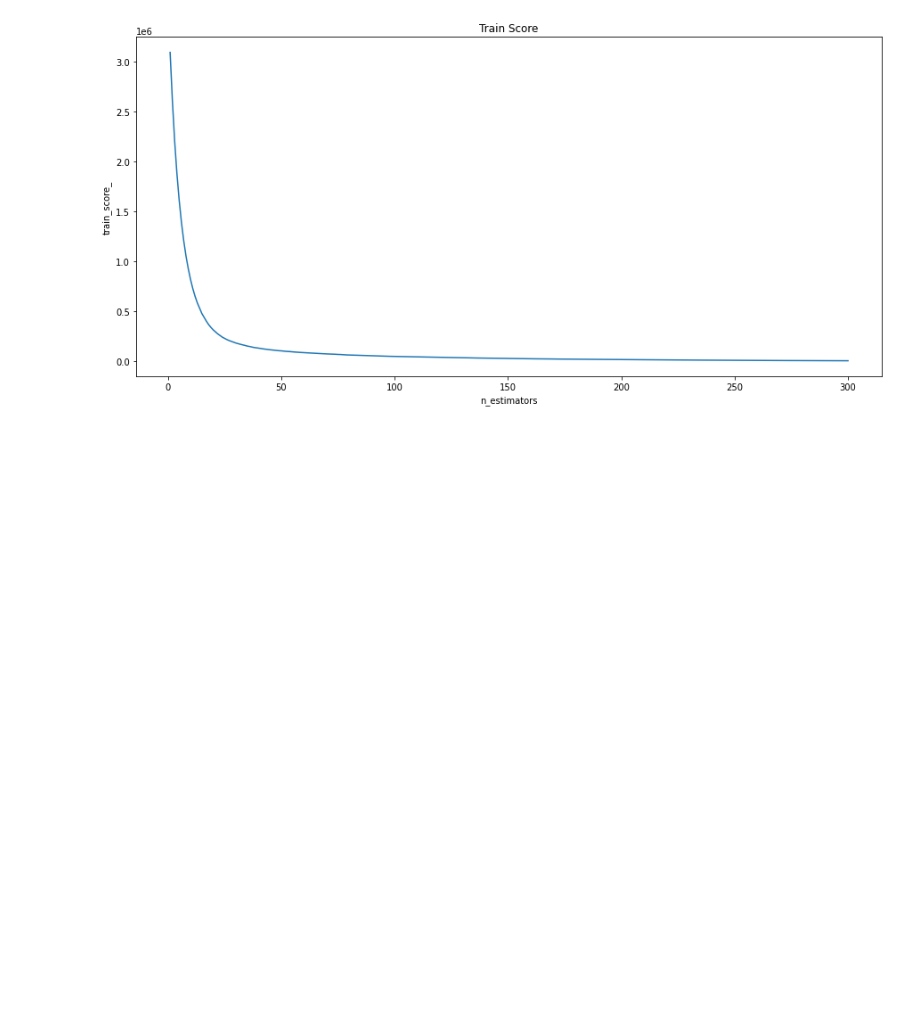
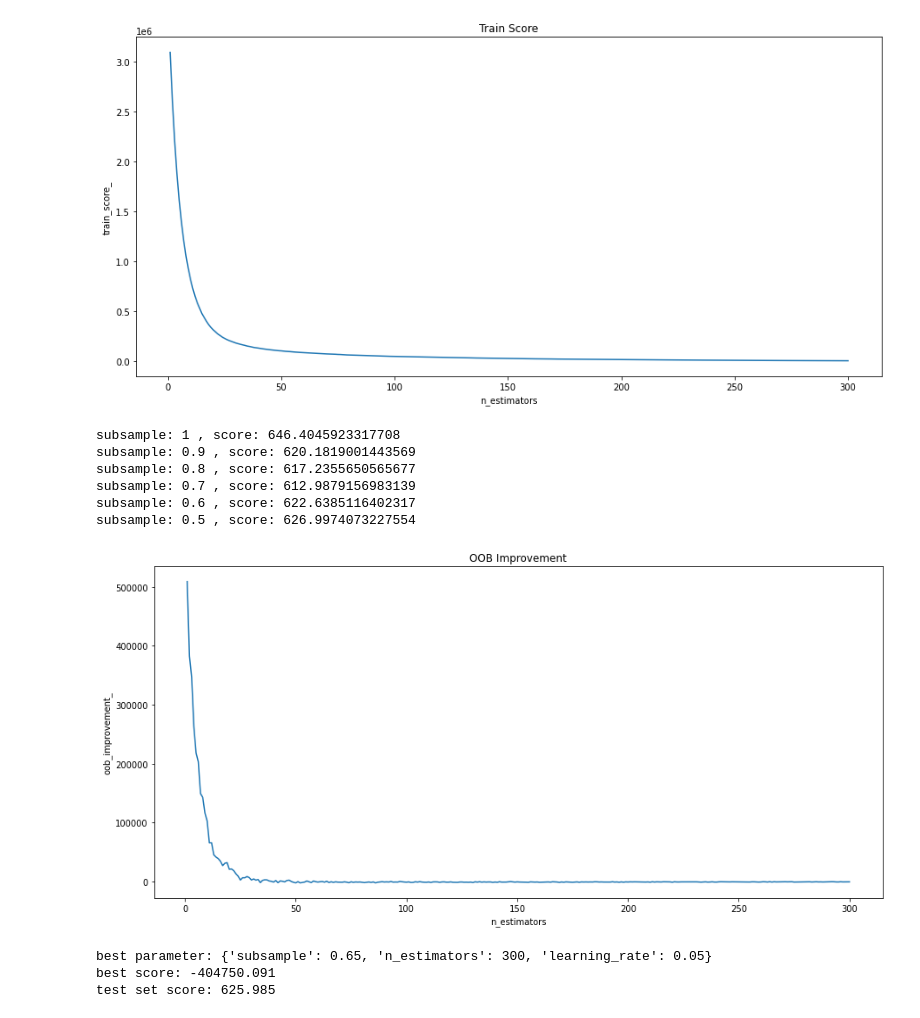
Before and after one commit to talkin24/GradientBoosting, a Jupyter notebook: Ch04_from_GB_to_XGB.ipynb, the cells around one changed output. Cells and saved outputs as stored; diff of their text form; code cells hidden in the pictures; blank space fills up the shorter version.

```diff
--- a/Ch04_from_GB_to_XGB.ipynb
+++ b/Ch04_from_GB_to_XGB.ipynb
@@ -159,3 +157,28 @@ plt.title('Train Score')
 plt.show()
 # %% [output]
 [figure]
+# %%
+samples = [1, 0.9, 0.8, 0.7, 0.6, 0.5]
+for sample in samples:
+  gbr = GradientBoostingRegressor(max_depth=3, n_estimators=300,
+                                  subsample=sample, random_state=2)
+  gbr.fit(X_train, y_train)
+  y_pred = gbr.predict(X_test)
+  rmse = MSE(y_test, y_pred)**0.5
+  print('subsample:', sample, ', score:', rmse)
+# %% [output]
+subsample: 1 , score: 646.4045923317708
+subsample: 0.9 , score: 620.1819001443569
+subsample: 0.8 , score: 617.2355650565677
+subsample: 0.7 , score: 612.9879156983139
+subsample: 0.6 , score: 622.6385116402317
+subsample: 0.5 , score: 626.9974073227554
+# %%
+plt.figure(figsize=(15,7))
+plt.plot(range(1, 301), gbr.oob_improvement_)
+plt.xlabel('n_estimators')
+plt.ylabel('oob_improvement_')
+plt.title('OOB Improvement')
+plt.show()
+# %% [output]
+[figure, added]
@@ -161,0 +198,14 @@ plt.show()
+# %%
+rand_reg.fit(X_train, y_train)
+best_model = rand_reg.best_estimator_
+best_params = rand_reg.best_params_
+print("best parameter:", best_params)
+best_score = rand_reg.best_score_
+print("best score:", round(best_score, 3))
+y_pred = best_model.predict(X_test)
+rmse_test = MSE(y_test, y_pred)**0.5
+print("test set score:", round(rmse_test, 3))
+# %% [output]
+best parameter: {'subsample': 0.65, 'n_estimators': 300, 'learning_rate': 0.05}
+best score: -404750.091
+test set score: 625.985
```
Also changed, not shown: parts of 5 cells of this notebook.
